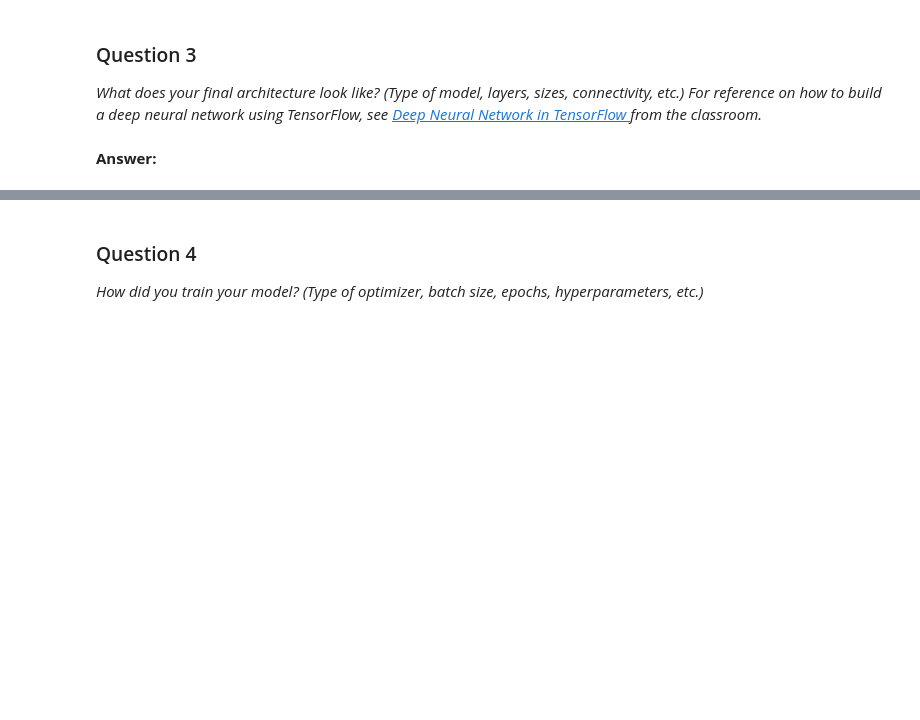
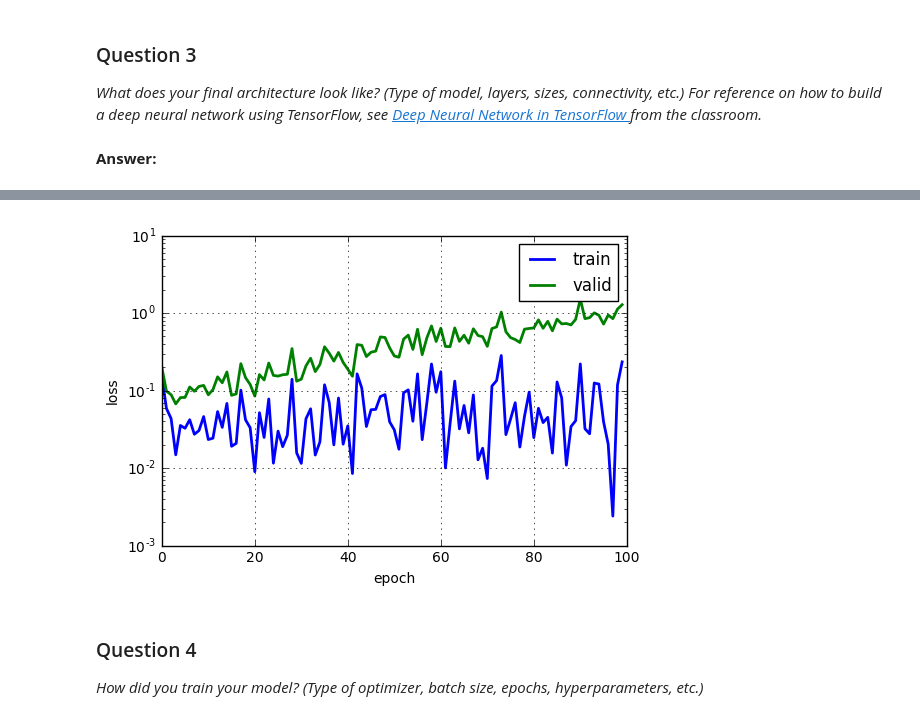
Before and after one commit to udacity/CarND-Traffic-Sign-Classifier-Project, a Jupyter notebook: Traffic_Signs_Recognition.ipynb, the cells around one changed output, grey strips where cells are left out. Drawn from its saved outputs; the diff is of its cells as text; code cells hidden in the pictures; blank space fills up the shorter version.

Commit message:
Add first model without regularisation (hence heavily overfitting).

```diff
--- a/Traffic_Signs_Recognition.ipynb
+++ b/Traffic_Signs_Recognition.ipynb
@@ -629,0 +597,18 @@ _What does your final architecture look like? (Type of model, layers, sizes, con
+# %%
+import os
+
+# We will encode model settings in its name: architecture, optimisations applied, etc.
+model_name = "k{}d{}_k{}d{}_k{}d{}_fc{}_fc{}".format(conv1_k, conv1_d, conv2_k, conv2_d, conv3_k, conv3_d, fc1_size, fc2_size)
+model_name += "_st2" if stage2 else "_no-st2"
+model_name += "_aug" if data_augmentation else "_no-aug"
+model_name += "_lrdec" if learning_rate_decay else "_no-lrdec"
+model_name += "_mominc" if momentum_increase else "_no-mom"
+model_name += "_dr" if dropout else "_no-dr"
+model_name += "_l2" if l2_reg else "_no-l2"
+
+root_location = os.getcwd() + "/models/"
+model_variable_scope = model_name
+model_path = root_location + model_name + "/model.ckpt"
+train_history_path = root_location + model_name + "/train_history"
+
+os.makedirs(root_location + model_name + "/", exist_ok = True)
@@ -630,3 +734,28 @@ _What does your final architecture look like? (Type of model, layers, sizes, con
+# %%
+# Plots history of learning curves for a specific model. You may want to call `pyplot.show()` afterwards.
+def plot_learning_curves(model = model_name, linewidth = 2, train_linestyle = "b-", valid_linestyle = "g-"):
+    model_history = np.load(root_location + model + "/train_history.npz")
+    train_loss = model_history["train_loss_history"]
+    valid_loss = model_history["valid_loss_history"]
+    epochs = train_loss.shape[0]
+    x_axis = np.arange(epochs)
+    pyplot.plot(x_axis[train_loss > 0], train_loss[train_loss > 0], train_linestyle, linewidth=linewidth, label="train")
+    pyplot.plot(x_axis[valid_loss > 0], valid_loss[valid_loss > 0], valid_linestyle, linewidth=linewidth, label="valid")
+    return train_loss[train_loss > 0].shape[0]
+# %%
+new_model_epochs = plot_learning_curves()
+old_model_epochs = 0#plot_learning_curves("3con_2fc_b36_e1000_aug_lrdec_mominc", linewidth = 1)
+
+pyplot.grid()
+pyplot.legend()
+pyplot.xlabel("epoch")
+pyplot.ylabel("loss")
+pyplot.ylim(0.001, 10)
+pyplot.xlim(0, max(new_model_epochs, old_model_epochs))
+pyplot.yscale("log")
+pyplot.show()
+# %% [output]
+[figure, added]
 # %% [markdown]
 ### Question 4
 
```
Also changed, not shown: parts of 19 cells of this notebook.
